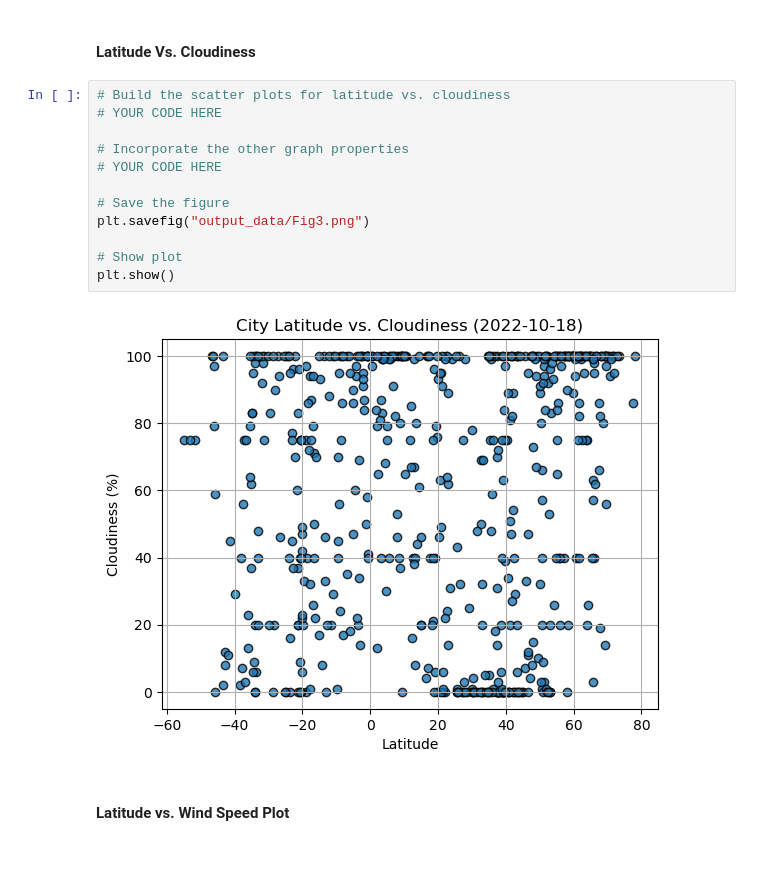
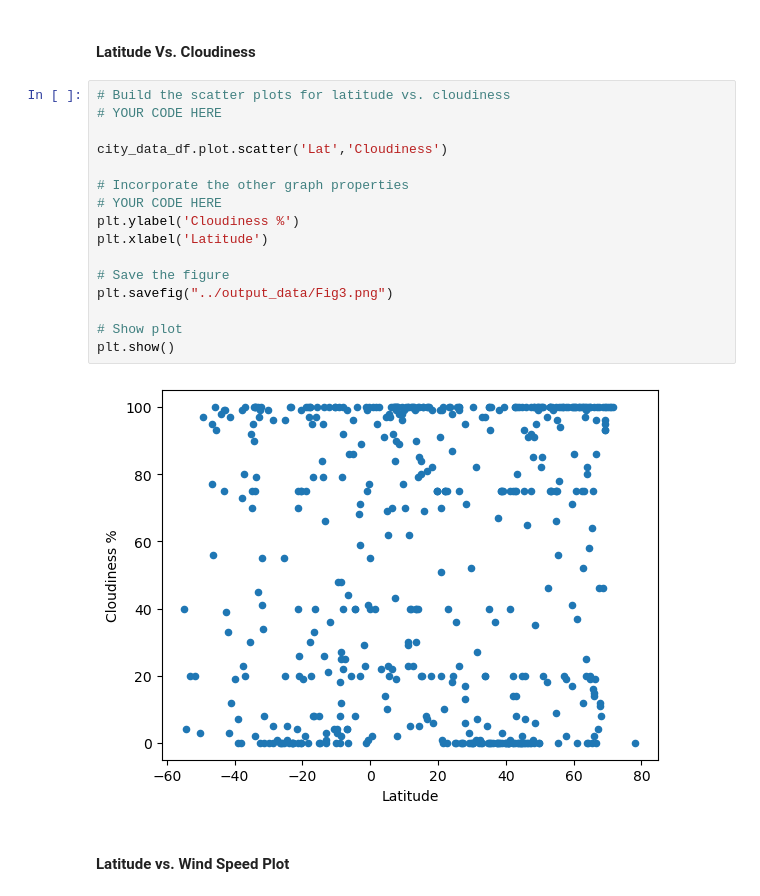
Before and after one commit to Felo2023/python-api-challenge, a Jupyter notebook: Starter_Code/starter_code/WeatherPy - FJGD.ipynb, the cells around one changed output. Cells and saved outputs as stored; diff of their text form; blank space fills up the shorter version.

```diff
--- a/Starter_Code/starter_code/WeatherPy - FJGD.ipynb
+++ b/Starter_Code/starter_code/WeatherPy - FJGD.ipynb
@@ -224,17 +229,21 @@ plt.show()
 # %%
 # Build the scatter plots for latitude vs. cloudiness
 # YOUR CODE HERE
 
+city_data_df.plot.scatter('Lat','Cloudiness')
+
 # Incorporate the other graph properties
 # YOUR CODE HERE
+plt.ylabel('Cloudiness %')
+plt.xlabel('Latitude')
 
 # Save the figure
-plt.savefig("output_data/Fig3.png")
+plt.savefig("../output_data/Fig3.png")
 
 # Show plot
 plt.show()
 # %% [output]
-[figure, old version]
+[figure, new version]
 # %% [markdown]
 #### Latitude vs. Wind Speed Plot
 # %%
```
Also changed, not shown: parts of 29 cells of this notebook, 5 other files.
